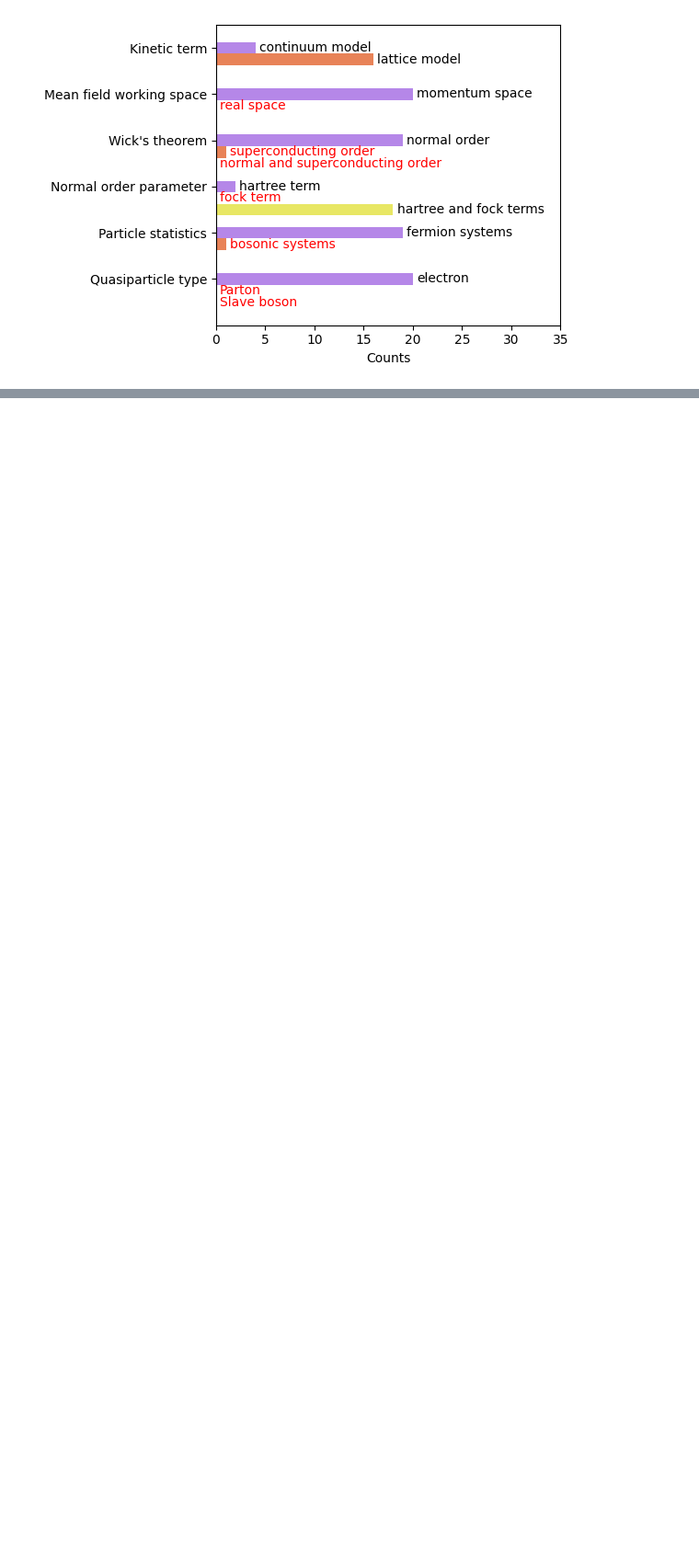
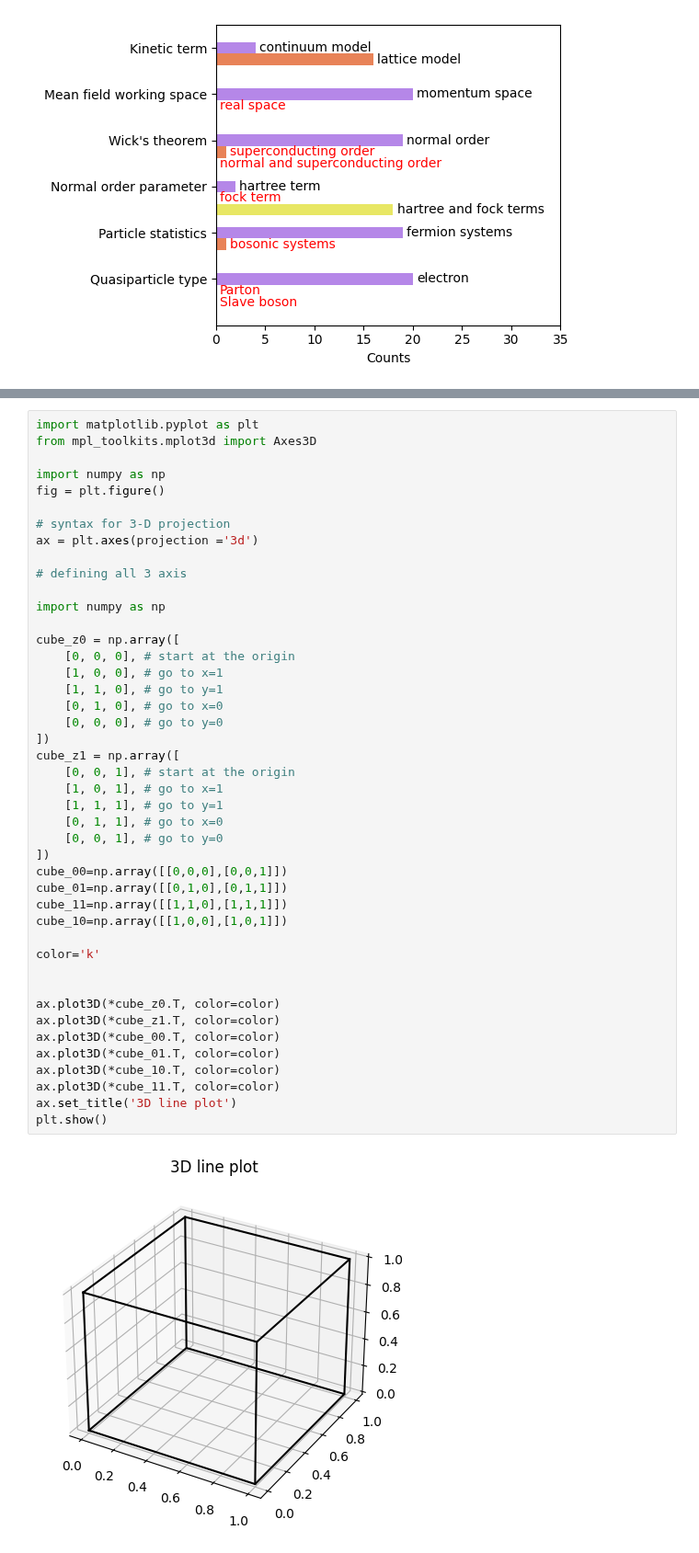
Before and after one commit to hainingpan/HartreeFock_GPT, a Jupyter notebook: utils.ipynb, the cells around one changed output, grey strips where cells are left out. Shown at 92% size. Saved outputs shown, nothing was run; the diff lists cells and outputs as text; blank space fills up the shorter version.

```diff
--- a/utils.ipynb
+++ b/utils.ipynb
@@ -180,0 +237,46 @@ fig.savefig('tag_stat.png')
+# %%
+import matplotlib.pyplot as plt
+from mpl_toolkits.mplot3d import Axes3D
+
+import numpy as np
+fig = plt.figure()
+
+# syntax for 3-D projection
+ax = plt.axes(projection ='3d')
+
+# defining all 3 axis
+
+import numpy as np
+
+cube_z0 = np.array([
+    [0, 0, 0], # start at the origin
+    [1, 0, 0], # go to x=1
+    [1, 1, 0], # go to y=1
+    [0, 1, 0], # go to x=0
+    [0, 0, 0], # go to y=0
+])
+cube_z1 = np.array([
+    [0, 0, 1], # start at the origin
+    [1, 0, 1], # go to x=1
+    [1, 1, 1], # go to y=1
+    [0, 1, 1], # go to x=0
+    [0, 0, 1], # go to y=0
+])
+cube_00=np.array([[0,0,0],[0,0,1]])
+cube_01=np.array([[0,1,0],[0,1,1]])
+cube_11=np.array([[1,1,0],[1,1,1]])
+cube_10=np.array([[1,0,0],[1,0,1]])
+
+color='k'
+
+
+ax.plot3D(*cube_z0.T, color=color)
+ax.plot3D(*cube_z1.T, color=color)
+ax.plot3D(*cube_00.T, color=color)
+ax.plot3D(*cube_01.T, color=color)
+ax.plot3D(*cube_10.T, color=color)
+ax.plot3D(*cube_11.T, color=color)
+ax.set_title('3D line plot')
+plt.show()
+# %% [output]
+[figure, added]
```
Also changed, not shown: parts of 8 cells of this notebook, 9 other files.
